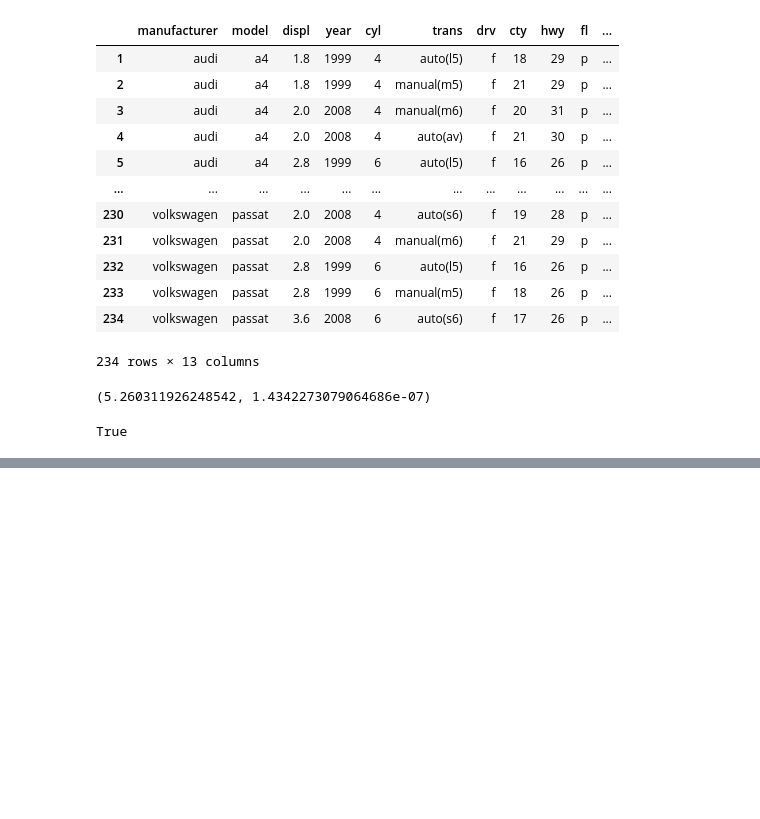
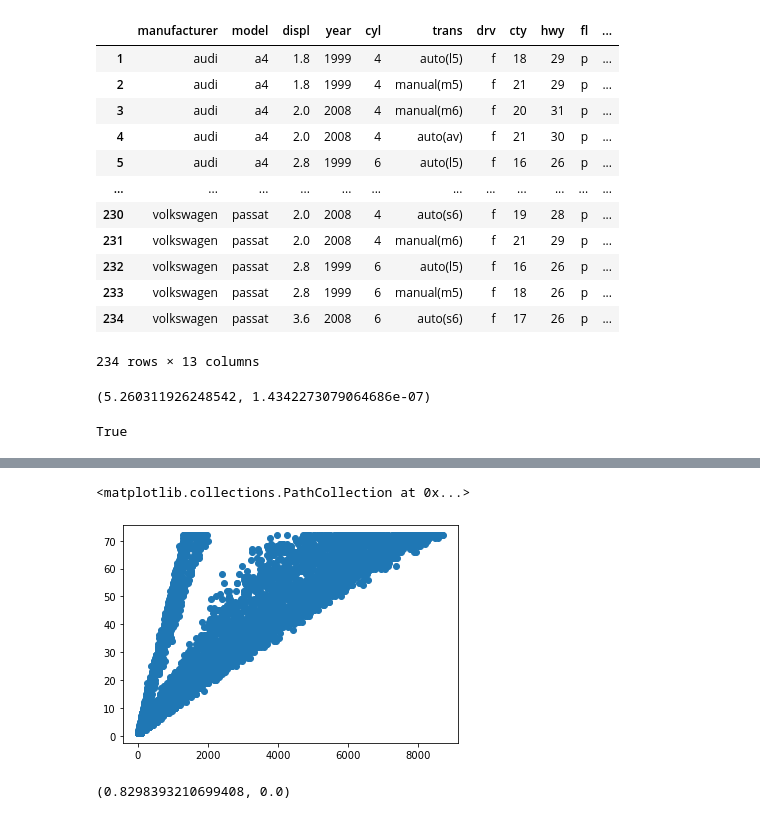
Before and after one commit to chriseverts/statistics-exercises, a Jupyter notebook: hypothesis_testing.ipynb, the cells around one changed output, grey strips where cells are left out. Cells and saved outputs as stored; diff of their text form; code cells hidden in the pictures; blank space fills up the shorter version.

```diff
--- a/hypothesis_testing.ipynb
+++ b/hypothesis_testing.ipynb
@@ -284,0 +392,7 @@ True
+# %%
+##What happens if you control for phone and internet service?
+
+x = telco_churn_df_nn.TotalCharges.where(telco_churn_df_nn.PhoneService == "Yes")## change the 'No' to 'Yes' in the phone service column
+y = telco_churn_df_nn.tenure.where(telco_churn_df_nn.PhoneService== "Yes")
+
+telco_churn_df.head(10)
@@ -284,0 +412,5 @@ True
+# %%
+plt.scatter(x,y)
+# %% [output]
+<matplotlib.collections.PathCollection at 0x...>
+[figure, added]
@@ -284,0 +420,5 @@ True
+# %%
+corr, p = stats.pearsonr(x, y)
+corr, p
+# %% [output]
+(0.8298393210699408, 0.0)
```
Also changed, not shown: parts of 62 cells of this notebook.
